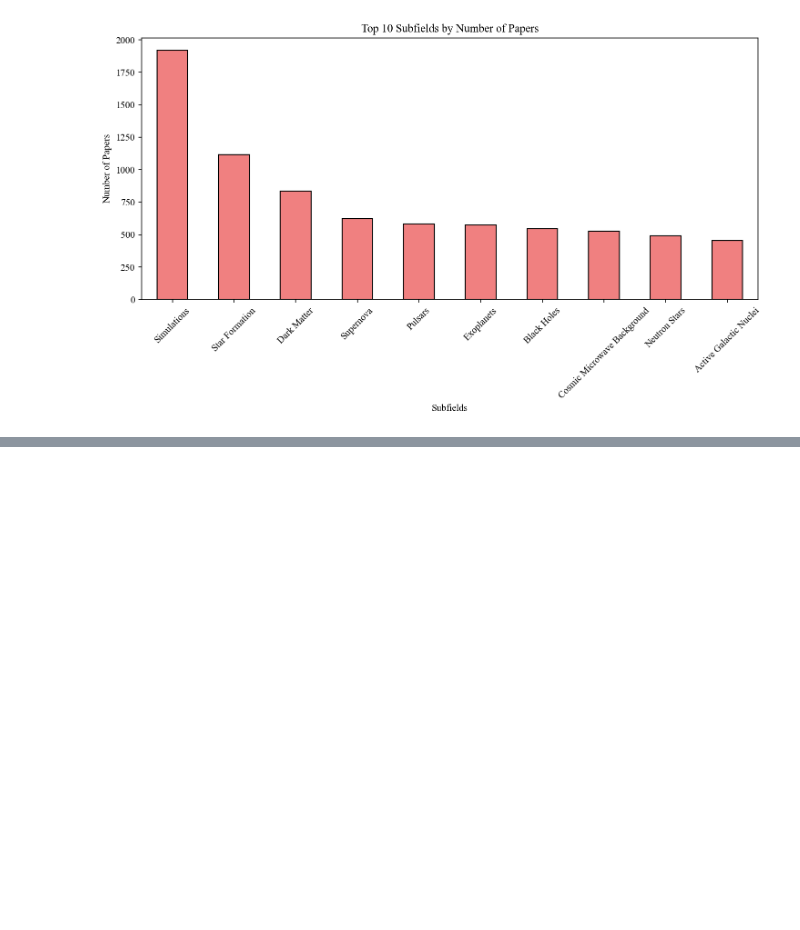
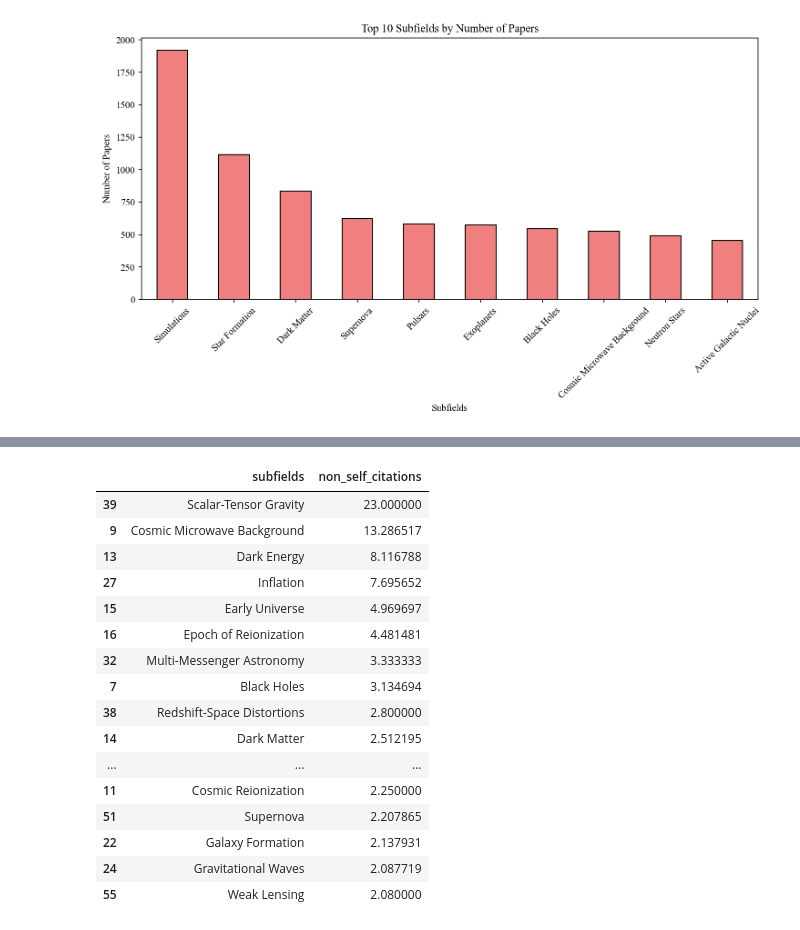
Before and after one commit to romms921/arXiver, a Jupyter notebook: subfields.ipynb, the cells around one changed output, grey strips where cells are left out. Saved outputs shown, nothing was run; the diff lists cells and outputs as text; code cells hidden in the pictures; blank space fills up the shorter version.

```diff
--- a/subfields.ipynb
+++ b/subfields.ipynb
@@ -276,0 +409,24 @@ subfield_page_counts
+# %%
+# EJAC
+ejac_citations_per_paper_subfield = journal_data.groupby('subfields')['non_self_citations'].mean().reset_index()
+ejac_citations_per_paper_subfield = ejac_citations_per_paper_subfield[ejac_citations_per_paper_subfield['subfields'] != 'Unclassified']
+ejac_citations_per_paper_subfield = ejac_citations_per_paper_subfield.sort_values(by='non_self_citations', ascending=False).head(20)
+ejac_citations_per_paper_subfield
+# %% [output]
+|  | subfields | non_self_citations |
+| 39 | Scalar-Tensor Gravity | 23.000000 |
+| 9 | Cosmic Microwave Background | 13.286517 |
+| 13 | Dark Energy | 8.116788 |
+| 27 | Inflation | 7.695652 |
+| 15 | Early Universe | 4.969697 |
+| 16 | Epoch of Reionization | 4.481481 |
+| 32 | Multi-Messenger Astronomy | 3.333333 |
+| 7 | Black Holes | 3.134694 |
+| 38 | Redshift-Space Distortions | 2.800000 |
+| 14 | Dark Matter | 2.512195 |
+| ... | ... | ... |
+| 11 | Cosmic Reionization | 2.250000 |
+| 51 | Supernova | 2.207865 |
+| 22 | Galaxy Formation | 2.137931 |
+| 24 | Gravitational Waves | 2.087719 |
+| 55 | Weak Lensing | 2.080000 |
```
Also changed, not shown: parts of 4 cells of this notebook, 1 other file.
